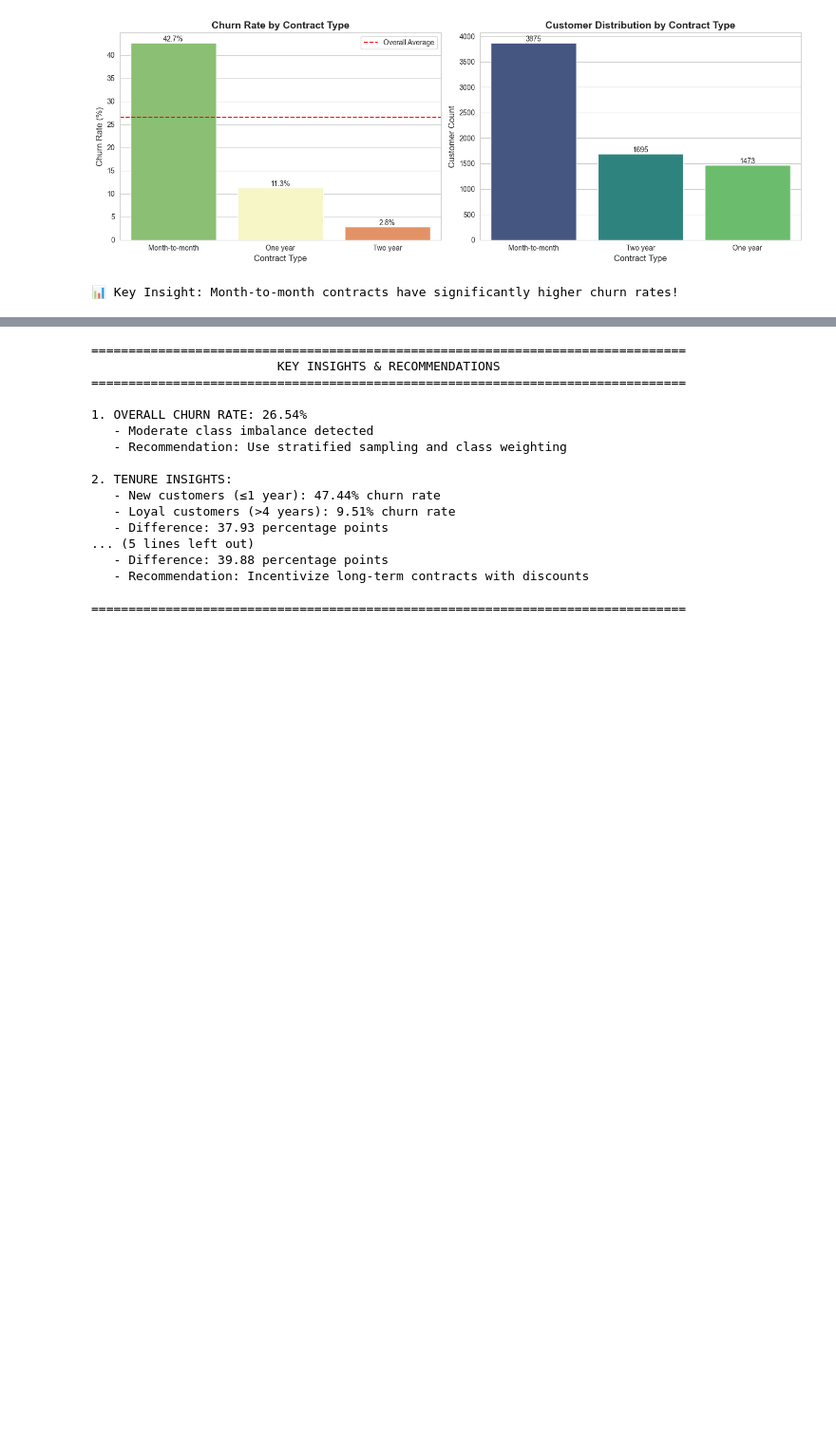
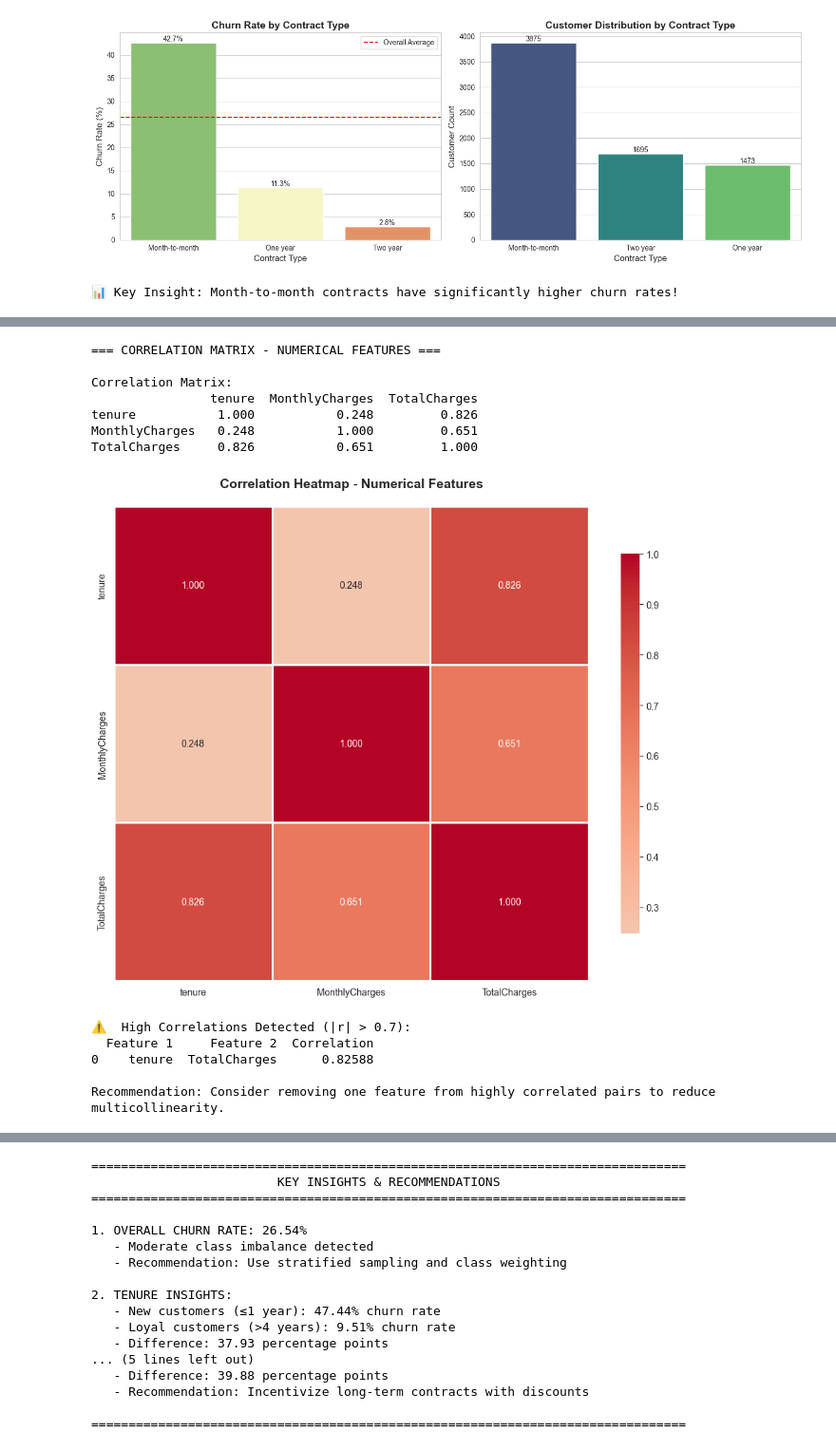
Before and after one commit to samintisar/customer-churn-prediction, a Jupyter notebook: notebooks/01_eda.ipynb, the cells around one changed output, grey strips where cells are left out. Shown at 95% size. Saved outputs shown, nothing was run; the diff lists cells and outputs as text; code cells hidden in the pictures; blank space fills up the shorter version.

```diff
--- a/notebooks/01_eda.ipynb
+++ b/notebooks/01_eda.ipynb
@@ -539,0 +659,54 @@ Churn Rate by Contract Type:
+# %%
+# Correlation matrix for numerical features
+print("=== CORRELATION MATRIX - NUMERICAL FEATURES ===\n")
+
+# Select only numerical features
+numerical_data = df[numerical_features].copy()
+
+# Calculate correlation matrix
+corr_matrix = numerical_data.corr()
+
+print("Correlation Matrix:")
+print(corr_matrix.round(3))
+
+# Visualize correlation heatmap
+plt.figure(figsize=(10, 8))
+sns.heatmap(corr_matrix, annot=True, fmt='.3f', cmap='coolwarm',
+            center=0, square=True, linewidths=1, cbar_kws={"shrink": 0.8})
+plt.title('Correlation Heatmap - Numerical Features', fontsize=14, fontweight='bold', pad=20)
+plt.tight_layout()
+plt.savefig('../reports/figures/correlation_heatmap.png', dpi=300, bbox_inches='tight')
+plt.show()
+
+# Identify high correlations (excluding diagonal)
+high_corr_pairs = []
+for i in range(len(corr_matrix.columns)):
+    for j in range(i+1, len(corr_matrix.columns)):
+        if abs(corr_matrix.iloc[i, j]) > 0.7:
+            high_corr_pairs.append({
+                'Feature 1': corr_matrix.columns[i],
+                'Feature 2': corr_matrix.columns[j],
+                'Correlation': corr_matrix.iloc[i, j]
+            })
+
+if high_corr_pairs:
+    print("\n⚠️  High Correlations Detected (|r| > 0.7):")
+    high_corr_df = pd.DataFrame(high_corr_pairs)
+    print(high_corr_df)
+    print("\nRecommendation: Consider removing one feature from highly correlated pairs to reduce multicollinearity.")
+else:
+    print("\n✓ No strong multicollinearity detected (all |r| < 0.7)")
+# %% [output]
+=== CORRELATION MATRIX - NUMERICAL FEATURES ===
+
+Correlation Matrix:
+                tenure  MonthlyCharges  TotalCharges
+tenure           1.000           0.248         0.826
+MonthlyCharges   0.248           1.000         0.651
+TotalCharges     0.826           0.651         1.000
+[figure, added]
+⚠️  High Correlations Detected (|r| > 0.7):
+  Feature 1     Feature 2  Correlation
+0    tenure  TotalCharges      0.82588
+
+Recommendation: Consider removing one feature from highly correlated pairs to reduce multicollinearity.
```
Also changed, not shown: parts of 21 cells of this notebook, 6 other files.
